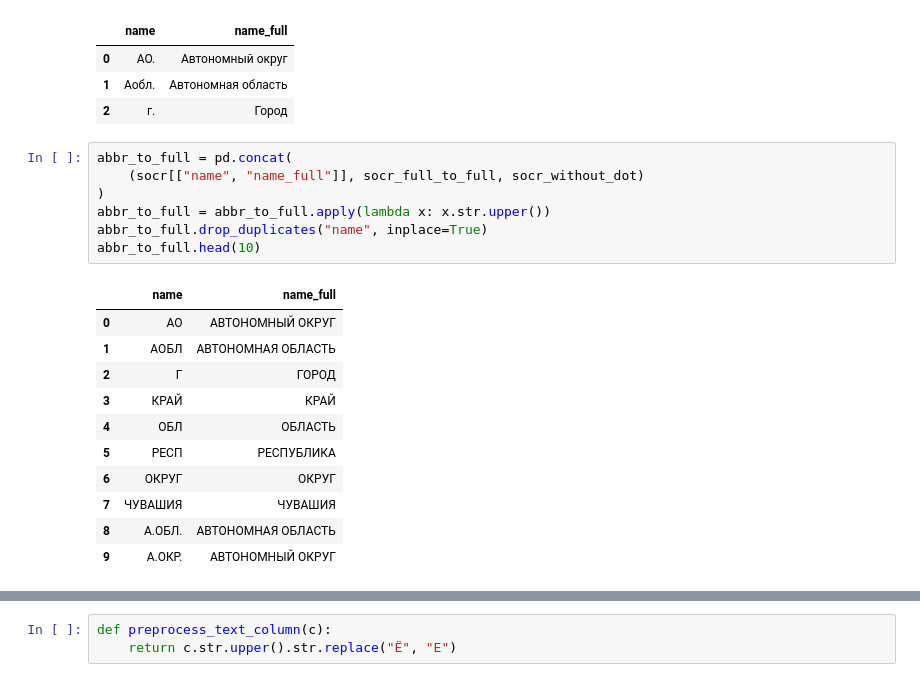
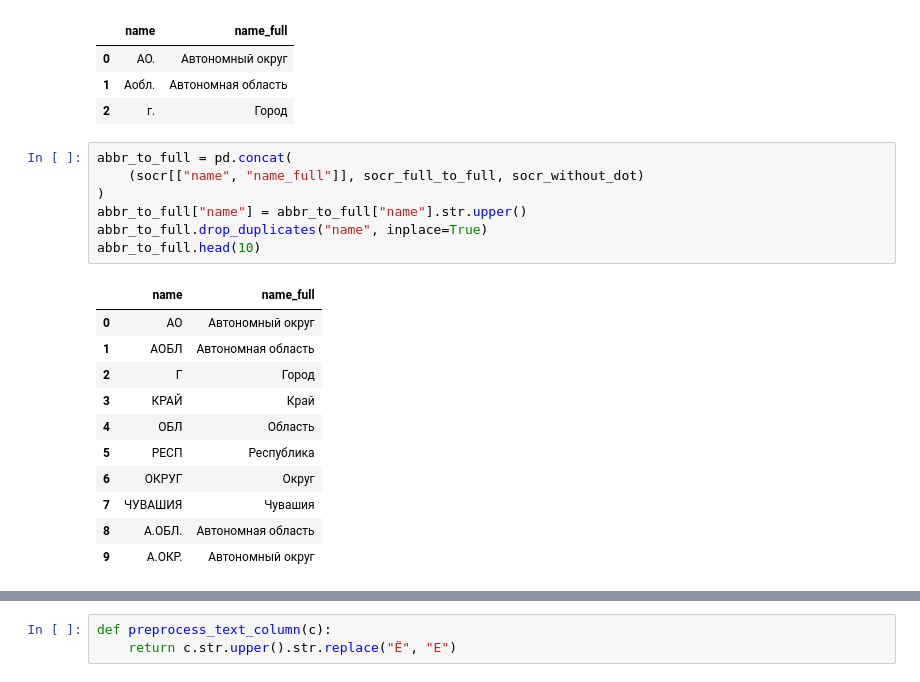
Before and after one commit to PavelSyomin/ru-smb-companies, a Jupyter notebook: Post Processing.ipynb, the cells around one changed output, grey strips where cells are left out. Saved outputs shown, nothing was run; the diff lists cells and outputs as text.

```diff
--- a/Post Processing.ipynb
+++ b/Post Processing.ipynb
@@ -40,22 +41,22 @@ socr_without_dot.head(3)
 # %%
 abbr_to_full = pd.concat(
     (socr[["name", "name_full"]], socr_full_to_full, socr_without_dot)
 )
-abbr_to_full = abbr_to_full.apply(lambda x: x.str.upper())
+abbr_to_full["name"] = abbr_to_full["name"].str.upper()
 abbr_to_full.drop_duplicates("name", inplace=True)
 abbr_to_full.head(10)
 # %% [output]
 |  | name | name_full |
-| 0 | АО | АВТОНОМНЫЙ ОКРУГ |
-| 1 | АОБЛ | АВТОНОМНАЯ ОБЛАСТЬ |
-| 2 | Г | ГОРОД |
-| 3 | КРАЙ | КРАЙ |
-| 4 | ОБЛ | ОБЛАСТЬ |
-| 5 | РЕСП | РЕСПУБЛИКА |
-| 6 | ОКРУГ | ОКРУГ |
-| 7 | ЧУВАШИЯ | ЧУВАШИЯ |
-| 8 | А.ОБЛ. | АВТОНОМНАЯ ОБЛАСТЬ |
-| 9 | А.ОКР. | АВТОНОМНЫЙ ОКРУГ |
+| 0 | АО | Автономный округ |
+| 1 | АОБЛ | Автономная область |
+| 2 | Г | Город |
+| 3 | КРАЙ | Край |
+| 4 | ОБЛ | Область |
+| 5 | РЕСП | Республика |
+| 6 | ОКРУГ | Округ |
+| 7 | ЧУВАШИЯ | Чувашия |
+| 8 | А.ОБЛ. | Автономная область |
+| 9 | А.ОКР. | Автономный округ |
 # %%
 address_cols = [
     "region_name",
```
Also changed, not shown: parts of 111 cells of this notebook, 2 other files.
